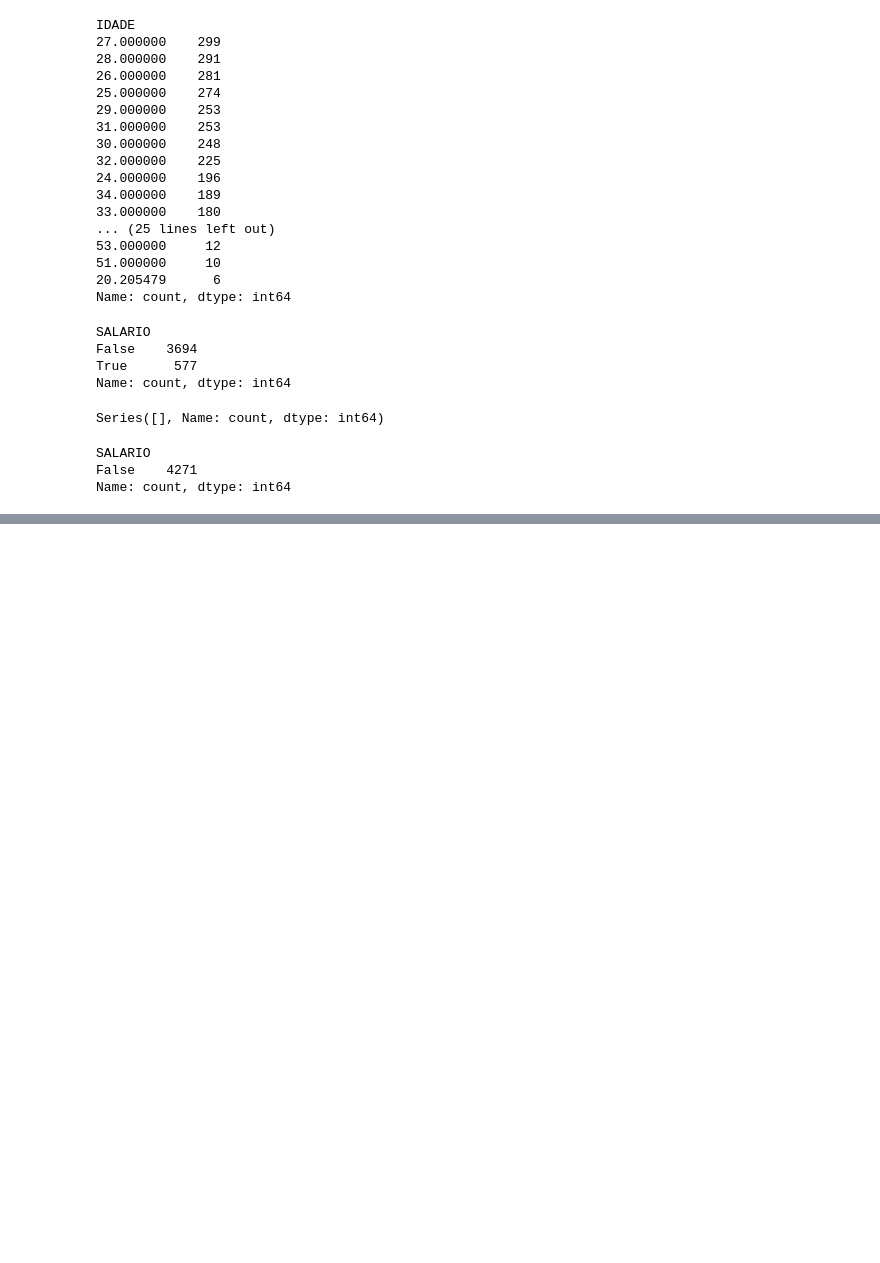
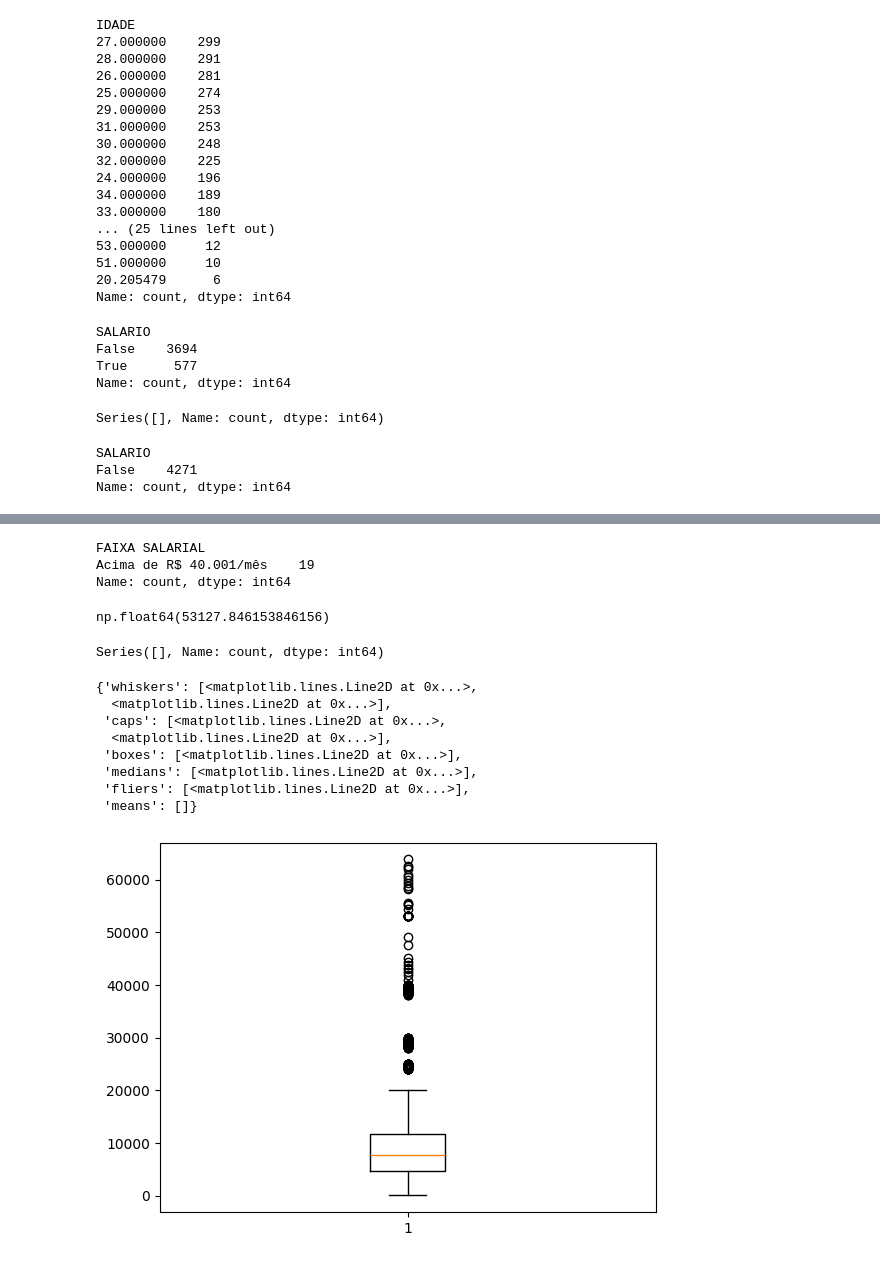
Before and after one commit to elara-mendes/jupyter-notebooks, a Jupyter notebook: PrograMaria.ipynb, the cells around one changed output, grey strips where cells are left out. Saved outputs shown, nothing was run; the diff lists cells and outputs as text; code cells hidden in the pictures; blank space fills up the shorter version.

```diff
--- a/PrograMaria.ipynb
+++ b/PrograMaria.ipynb
@@ -419,0 +533,33 @@ Name: count, dtype: int64
+# %%
+media_30_40 = planilha[(planilha["FAIXA SALARIAL"] == "de R$ 30.001/mês a R$ 40.000/mês") & (planilha["SALARIO"] < lim_superior)]["SALARIO"].mean()
+# %%
+planilha.loc[(planilha["FAIXA SALARIAL"] == "de R$ 30.001/mês a R$ 40.000/mês") & (planilha["SALARIO"] > lim_superior), "SALARIO"] = media_30_40
+# %%
+planilha[planilha["SALARIO"] > lim_superior]["FAIXA SALARIAL"].value_counts()
+# %% [output]
+FAIXA SALARIAL
+Acima de R$ 40.001/mês    19
+Name: count, dtype: int64
+# %%
+media_40 = planilha[(planilha["FAIXA SALARIAL"] == "Acima de R$ 40.001/mês") & (planilha["SALARIO"] < lim_superior)]["SALARIO"].mean()
+media_40
+# %% [output]
+np.float64(53127.846153846156)
+# %%
+planilha.loc[(planilha["FAIXA SALARIAL"] == "Acima de R$ 40.001/mês") & (planilha["SALARIO"] > lim_superior), "SALARIO"] = media_40
+# %%
+planilha[planilha["SALARIO"] > lim_superior]["FAIXA SALARIAL"].value_counts()
+# %% [output]
+Series([], Name: count, dtype: int64)
+# %%
+plt.boxplot(planilha["SALARIO"])
+# %% [output]
+{'whiskers': [<matplotlib.lines.Line2D at 0x...>,
+  <matplotlib.lines.Line2D at 0x...>],
+ 'caps': [<matplotlib.lines.Line2D at 0x...>,
+  <matplotlib.lines.Line2D at 0x...>],
+ 'boxes': [<matplotlib.lines.Line2D at 0x...>],
+ 'medians': [<matplotlib.lines.Line2D at 0x...>],
+ 'fliers': [<matplotlib.lines.Line2D at 0x...>],
+ 'means': []}
+[figure, added]
```
Also changed, not shown: parts of 19 cells of this notebook.
